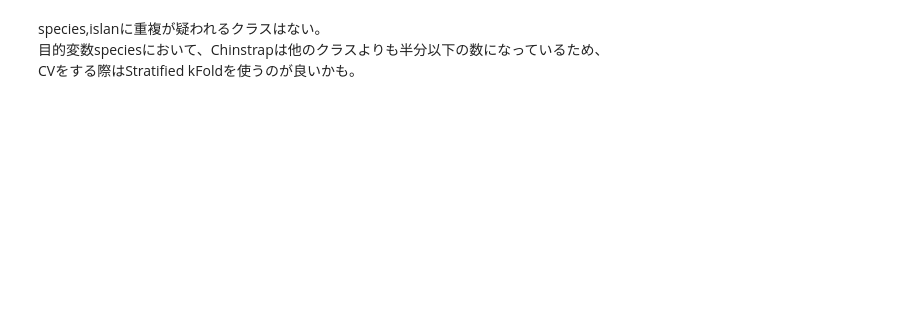
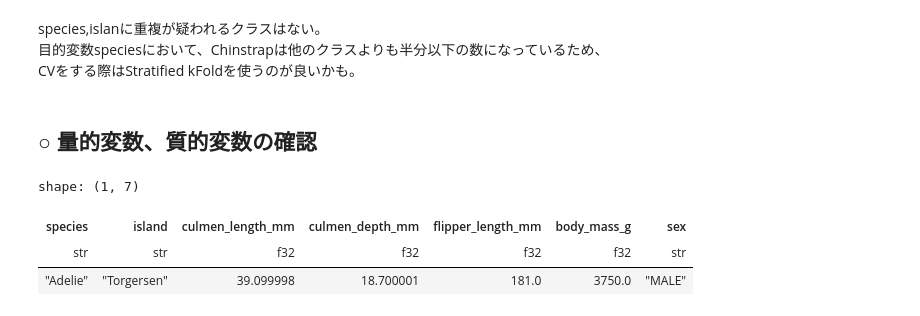
Before and after one commit to Mr-Garlic-Shrimp/TIL, a Jupyter notebook: Machine_Learning/ML_notebook-17(Missing_Value_Imputing_2).ipynb, the cells around one changed output. Saved outputs shown, nothing was run; the diff lists cells and outputs as text; code cells hidden in the pictures; blank space fills up the shorter version.

```diff
--- a/Machine_Learning/ML_notebook-17(Missing_Value_Imputing_2).ipynb
+++ b/Machine_Learning/ML_notebook-17(Missing_Value_Imputing_2).ipynb
@@ -141,3 +138,12 @@ shape: (3, 2)
 species,islanに重複が疑われるクラスはない。
 目的変数speciesにおいて、Chinstrapは他のクラスよりも半分以下の数になっているため、
 CVをする際はStratified kFoldを使うのが良いかも。
+# %% [markdown]
+## ○ 量的変数、質的変数の確認
+# %%
+df.head(1)
+# %% [output]
+shape: (1, 7)
+| species | island | culmen_length_mm | culmen_depth_mm | flipper_length_mm | body_mass_g | sex |
+| str | str | f32 | f32 | f32 | f32 | str |
+| "Adelie" | "Torgersen" | 39.099998 | 18.700001 | 181.0 | 3750.0 | "MALE" |
```
Also changed, not shown: parts of 13 cells of this notebook.
